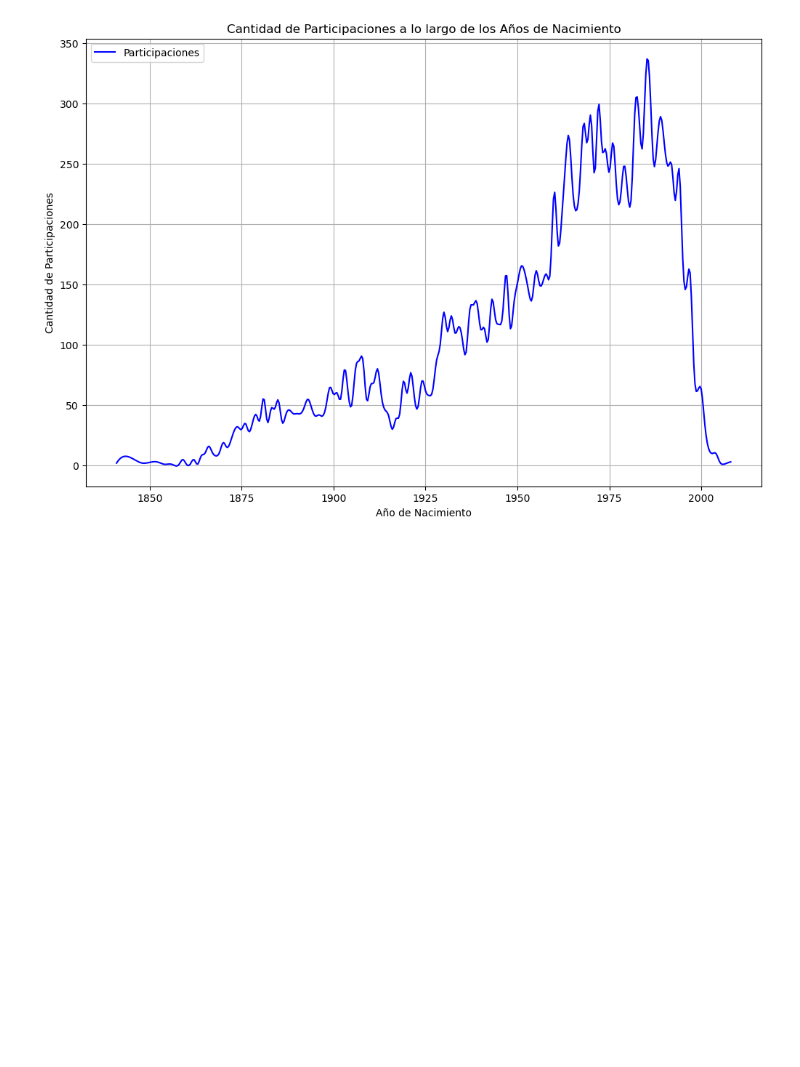
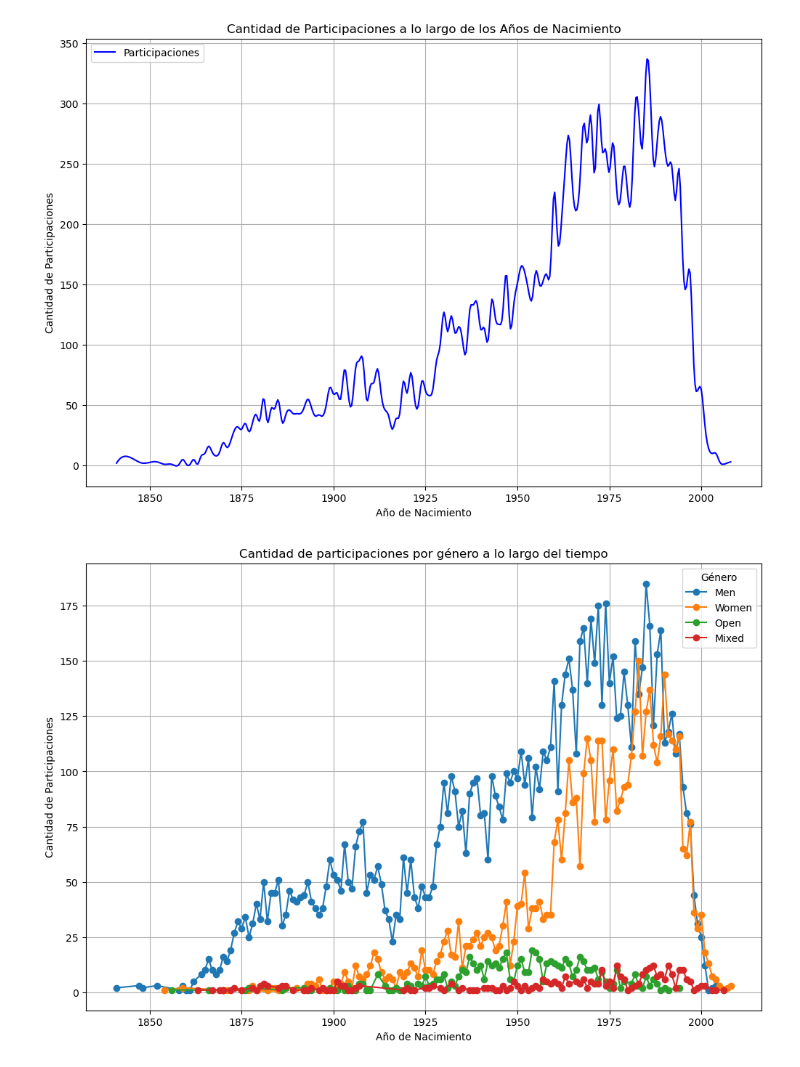
Before and after one commit to Hiro1308/obligatorio_olimpiadas, a Jupyter notebook: Obligatorio Big Data/graficos.ipynb, the cells around one changed output. Cells and saved outputs as stored; diff of their text form; code cells hidden in the pictures; blank space fills up the shorter version.

```diff
--- a/Obligatorio Big Data/graficos.ipynb
+++ b/Obligatorio Big Data/graficos.ipynb
@@ -172,3 +172,26 @@ plt.grid(True)
 plt.show()
 # %% [output]
 [figure]
+# %%
+# ======= 6) CANTIDAD DE PARTICIPACIONES POR GÉNERO A LO LARGO DEL TIEMPO =======
+
+# Agrupar los datos por año y género, y contar las participaciones
+gender_year = df_athletes_medals.groupby(['athlete_year_birth', 'event_gender']).size().reset_index(name='participations')
+
+# Crear una gráfica de línea para cada género
+plt.figure(figsize=(12, 8))
+
+# Filtrar datos por género
+for gender in gender_year['event_gender'].unique():
+    subset = gender_year[gender_year['event_gender'] == gender]
+    plt.plot(subset['athlete_year_birth'], subset['participations'], marker='o', label=gender)
+
+# Añadir etiquetas y título
+plt.xlabel('Año de Nacimiento')
+plt.ylabel('Cantidad de Participaciones')
+plt.title('Cantidad de participaciones por género a lo largo del tiempo')
+plt.legend(title='Género')
+plt.grid(True)
+plt.show()
+# %% [output]
+[figure, added]
```
Also changed, not shown: 1 other file.
